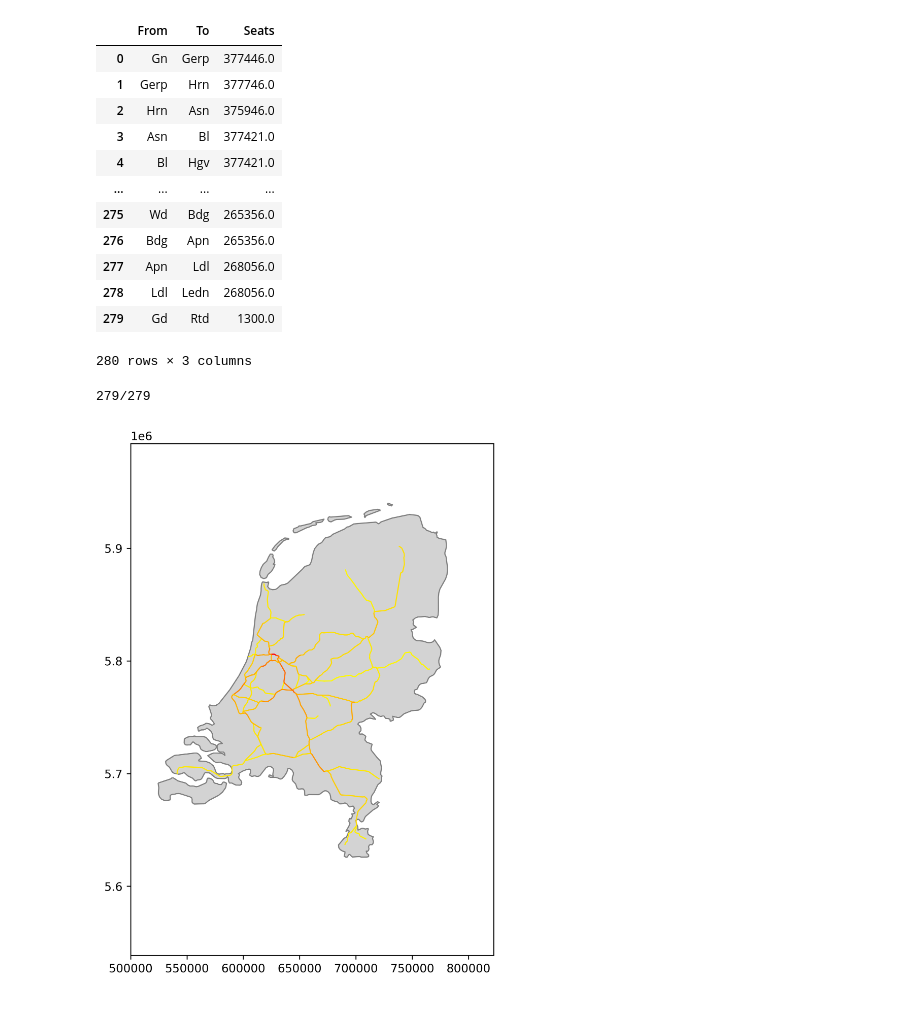
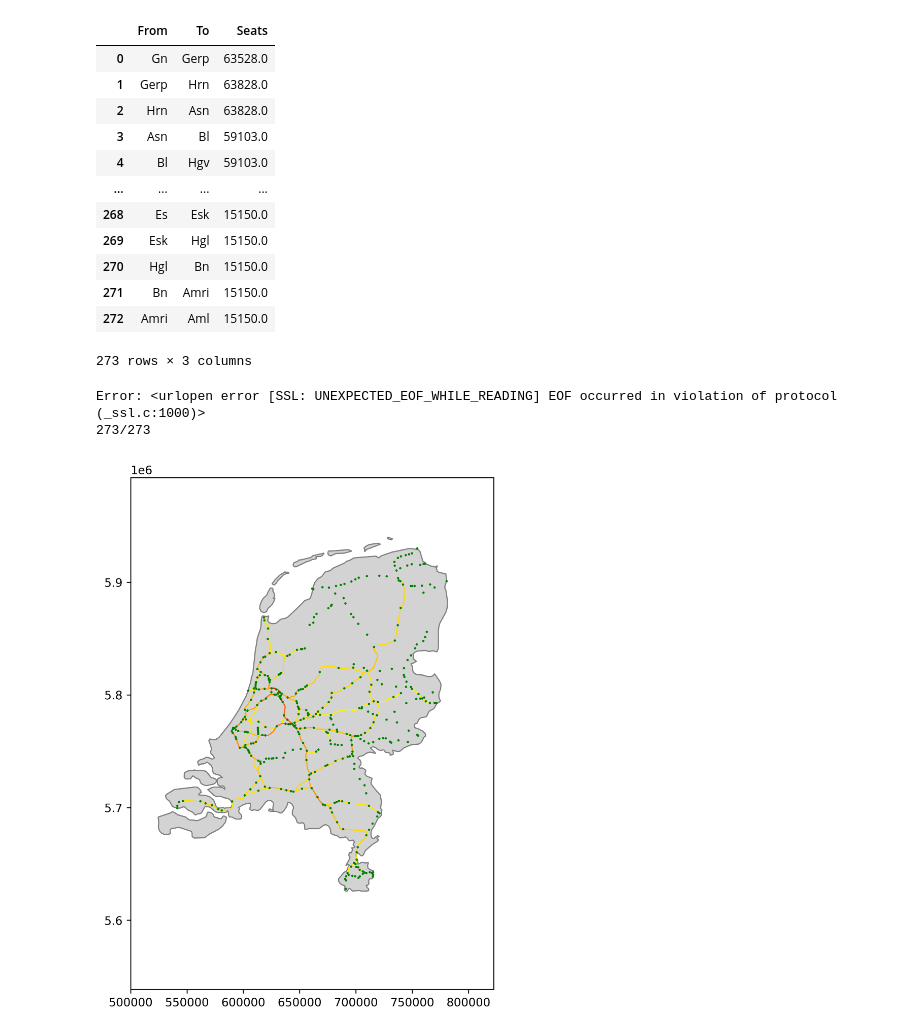
Before and after one commit to mathijsmarkus/python_group_assignment, a Jupyter notebook: Hoofd Notebook.ipynb, the cells around one changed output. Saved outputs shown, nothing was run; the diff lists cells and outputs as text; code cells hidden in the pictures.

```diff
--- a/Hoofd Notebook.ipynb
+++ b/Hoofd Notebook.ipynb
@@ -39,7 +40,7 @@ def API_Request(Stations, SubscriptionKey):
 def SeatSorter(TrainServicesData, TrainTravelData):
     # Inladen CSV's met alle NS treindiensten en de reizigers data
     TrainServices = pd.read_csv(TrainServicesData, delimiter = ';')
-    TrainTravelData = pd.read_csv(TrainTravelData)
+
 
     # Dictionary maken met per treinserie een dataframe met ieder stukje tussen stations er in
     dataframes_dict = {}
@@ -161,3 +177,7 @@ TravelData.to_csv('TravelData.csv')
 # %%
 #Sort seats according to the provided travel data en the known existing trainservices
-SortedSeats = SeatSorter('TrainServices.csv', 'TravelData.csv')
+TrainTravelData = pd.read_csv('TravelData.csv', index_col=0)
+TrainTravelData2 = TrainTravelData[TrainTravelData['OperatingDay'] == '2024-10-07'].reset_index(drop=True)
+display(TrainTravelData)
+display(TrainTravelData2)
+SortedSeats = SeatSorter('TrainServices.csv', TrainTravelData2)
@@ -189,22 +236,21 @@ for i in SortedSeats.keys():
             df = pd.concat([df, new_row], ignore_index=True)
 # %%
 display(df)
-#df[:285].to_csv('SeatsPerTrajectory.csv')
-df = df[:279]
+df.to_csv('SeatsPerTrajectory2024-10-07.csv')
 # %% [output]
 |  | From | To | Seats |
-| 0 | Gn | Gerp | 377446.0 |
-| 1 | Gerp | Hrn | 377746.0 |
-| 2 | Hrn | Asn | 375946.0 |
-| 3 | Asn | Bl | 377421.0 |
-| 4 | Bl | Hgv | 377421.0 |
+| 0 | Gn | Gerp | 63528.0 |
+| 1 | Gerp | Hrn | 63828.0 |
+| 2 | Hrn | Asn | 63828.0 |
+| 3 | Asn | Bl | 59103.0 |
+| 4 | Bl | Hgv | 59103.0 |
 | ... | ... | ... | ... |
-| 275 | Wd | Bdg | 265356.0 |
-| 276 | Bdg | Apn | 265356.0 |
-| 277 | Apn | Ldl | 268056.0 |
-| 278 | Ldl | Ledn | 268056.0 |
-| 279 | Gd | Rtd | 1300.0 |
+| 268 | Es | Esk | 15150.0 |
+| 269 | Esk | Hgl | 15150.0 |
+| 270 | Hgl | Bn | 15150.0 |
+| 271 | Bn | Amri | 15150.0 |
+| 272 | Amri | Aml | 15150.0 |
-280 rows × 3 columns
+273 rows × 3 columns
 # %%
 # Loop through the DataFrame and make API requests
 geometry_data = []
@@ -227,7 +273,8 @@ for i in range(len(df)):
             print(f"An error occurred: {e}")
             SubscriptionKey = input('Error occurred. Please enter a new SubscriptionKey: ')
 # %% [output]
-279/279
+Error: <urlopen error [SSL: UNEXPECTED_EOF_WHILE_READING] EOF occurred in violation of protocol (_ssl.c:1000)>
+273/273
 # %%
 df['geometry'] = geometry_data
 df = gpd.GeoDataFrame(df, geometry='geometry')
@@ -265,35 +312,50 @@ df = df.to_crs(epsg=32631)
 # Define original limits in WGS84 (lat/lon)
 lon_min, lon_max = 3, 7.5
 lat_min, lat_max = 50, 54
 
 # Create a GeoDataFrame to represent the bounding box
 bbox = gpd.GeoDataFrame(
     {'geometry': [box(lon_min, lat_min, lon_max, lat_max)]},
     crs="EPSG:4326"
 )
 
 # Reproject the bounding box to UTM (to match the Netherlands and df projection)
 bbox = bbox.to_crs(epsg=32631)
 
 # Extract the limits from the reprojected bounding box
 minx, miny, maxx, maxy = bbox.total_bounds
 
 # Create figure
 fig, ax = plt.subplots(figsize=[12, 8], dpi=600)
 
 # Set the new limits using the reprojected UTM coordinates
 ax.set_xlim([minx, maxx])
 ax.set_ylim([miny, maxy])
 
 # Plot the reprojected Netherlands
-netherlands.plot(ax=ax, color='lightgray', edgecolor='gray')
+netherlands.plot(ax=ax, color='lightgray', edgecolor='gray', zorder=1)
 
 # Plot your data points with associated colors
 for i in range(len(df)):
-    df.iloc[[i]].plot(ax=ax, color=ast.literal_eval(df.loc[i, 'color']), linewidth=1)
+    df.iloc[[i]].plot(ax=ax, color=ast.literal_eval(df.loc[i, 'color']), linewidth=1, zorder=2)
+
+# Importeren steden
+steden = pd.read_csv('Randstad-0.csv')
+
+# Convert the 'steden' DataFrame to a GeoDataFrame
+steden['geometry'] = steden.apply(lambda row: Point(row['Lng-coord'], row['Lat-coord']), axis=1)
+steden_gdf = gpd.GeoDataFrame(steden, geometry='geometry')
+
+# Set the CRS for the cities to WGS84 (assuming the coordinates are in lat/lon)
+steden_gdf = steden_gdf.set_crs(epsg=4326)
+
+# Reproject the cities to the same CRS as the map (UTM Zone 31N)
+steden_gdf = steden_gdf.to_crs(epsg=32631)
+steden_gdf2 = steden_gdf[steden_gdf['Type'] == 'knooppuntIntercitystation'].reset_index(drop=True)
+steden_gdf.plot(ax=ax, color='green', marker='o', markersize=1, zorder=3)
 
 plt.show()
 # %% [output]
-[figure, old version]
+[figure, new version]
 # %%
 display(df)
```
Also changed, not shown: parts of 4 cells of this notebook.
